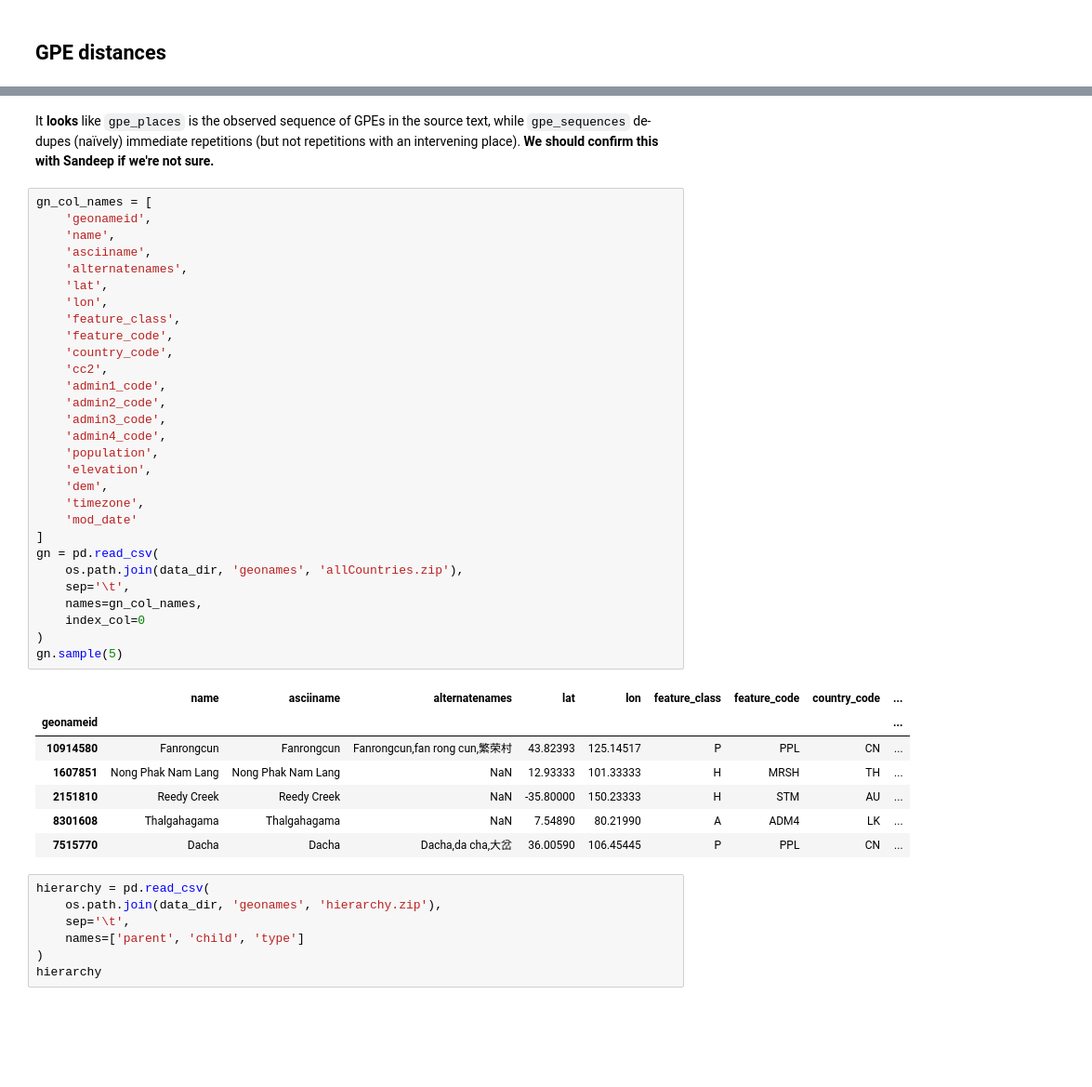
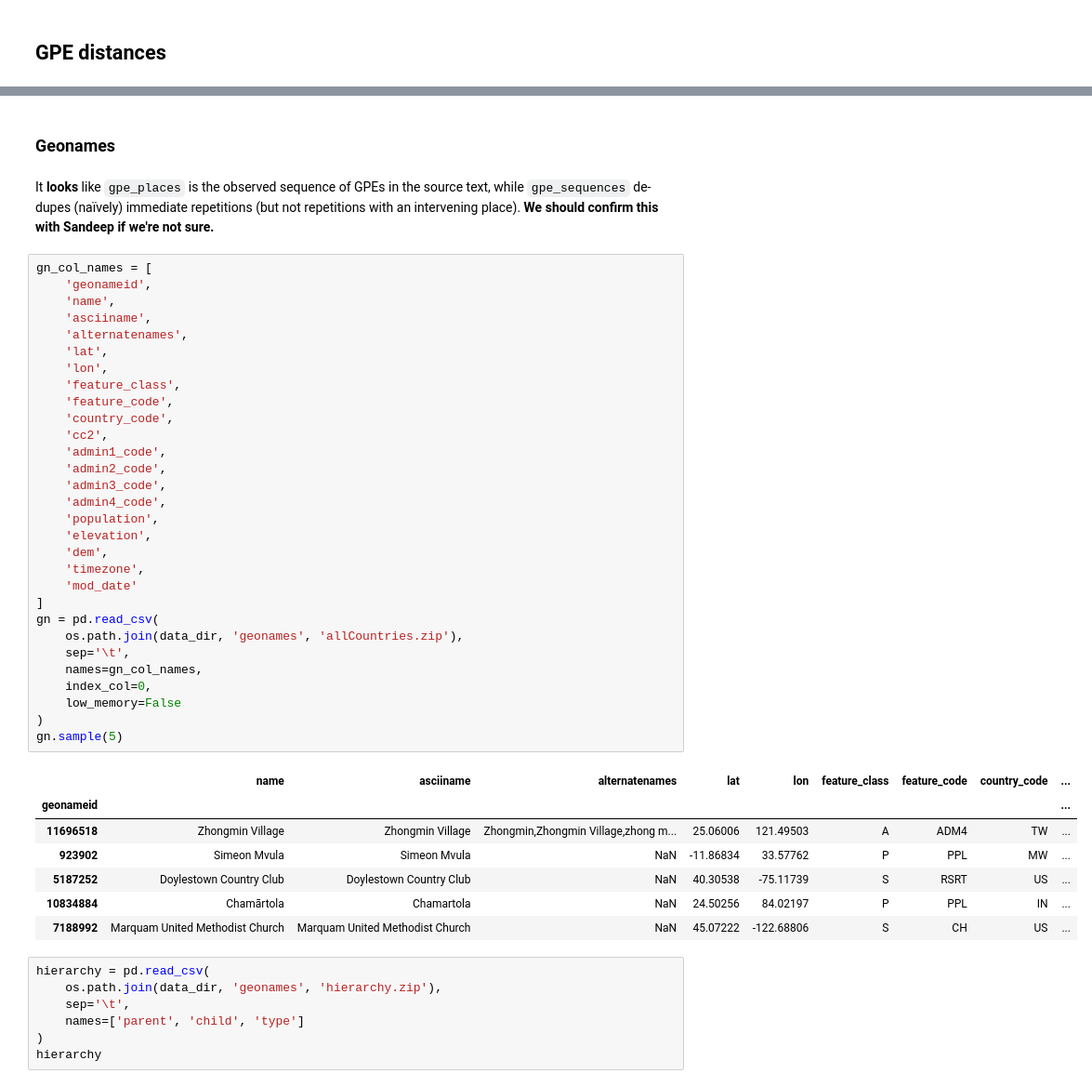
Before and after one commit to wilkens/mobility-books, a Jupyter notebook: notebooks/derived_data_MW.ipynb, the cells around one changed output, grey strips where cells are left out. Shown: that part at 93% size. Cells and saved outputs as stored; diff of their text form; blank space fills up the shorter version.

```diff
--- a/notebooks/derived_data_MW.ipynb
+++ b/notebooks/derived_data_MW.ipynb
@@ -260,42 +348,45 @@ df.loc['Woman Behind the New Deal, The - Kirstin Downey', 'gpe_sequences']
+# %% [markdown]
+### Geonames
 # %% [markdown]
 It **looks** like `gpe_places` is the observed sequence of GPEs in the source text, while `gpe_sequences` de-dupes (naïvely) immediate repetitions (but not repetitions with an intervening place). **We should confirm this with Sandeep if we're not sure.**
 # %%
 gn_col_names = [
     'geonameid',
     'name',
     'asciiname',
     'alternatenames',
     'lat',
     'lon',
     'feature_class',
     'feature_code',
     'country_code',
     'cc2',
     'admin1_code',
     'admin2_code',
     'admin3_code',
     'admin4_code',
     'population',
     'elevation',
     'dem',
     'timezone',
     'mod_date'
 ]
 gn = pd.read_csv(
     os.path.join(data_dir, 'geonames', 'allCountries.zip'),
     sep='\t',
     names=gn_col_names,
-    index_col=0
+    index_col=0,
+    low_memory=False
 )
 gn.sample(5)
 # %% [output]
 |  | name | asciiname | alternatenames | lat | lon | feature_class | feature_code | country_code | ... |
 | geonameid |  |  |  |  |  |  |  |  | ... |
-| 10914580 | Fanrongcun | Fanrongcun | Fanrongcun,fan rong cun,繁荣村 | 43.82393 | 125.14517 | P | PPL | CN | ... |
-| 1607851 | Nong Phak Nam Lang | Nong Phak Nam Lang | NaN | 12.93333 | 101.33333 | H | MRSH | TH | ... |
-| 2151810 | Reedy Creek | Reedy Creek | NaN | -35.80000 | 150.23333 | H | STM | AU | ... |
-| 8301608 | Thalgahagama | Thalgahagama | NaN | 7.54890 | 80.21990 | A | ADM4 | LK | ... |
-| 7515770 | Dacha | Dacha | Dacha,da cha,大岔 | 36.00590 | 106.45445 | P | PPL | CN | ... |
+| 11696518 | Zhongmin Village | Zhongmin Village | Zhongmin,Zhongmin Village,zhong m... | 25.06006 | 121.49503 | A | ADM4 | TW | ... |
+| 923902 | Simeon Mvula | Simeon Mvula | NaN | -11.86834 | 33.57762 | P | PPL | MW | ... |
+| 5187252 | Doylestown Country Club | Doylestown Country Club | NaN | 40.30538 | -75.11739 | S | RSRT | US | ... |
+| 10834884 | Chamārtola | Chamartola | NaN | 24.50256 | 84.02197 | P | PPL | IN | ... |
+| 7188992 | Marquam United Methodist Church | Marquam United Methodist Church | NaN | 45.07222 | -122.68806 | S | CH | US | ... |
 # %%
 hierarchy = pd.read_csv(
     os.path.join(data_dir, 'geonames', 'hierarchy.zip'),
```
Also changed, not shown: parts of 30 cells of this notebook, 5 other files.
